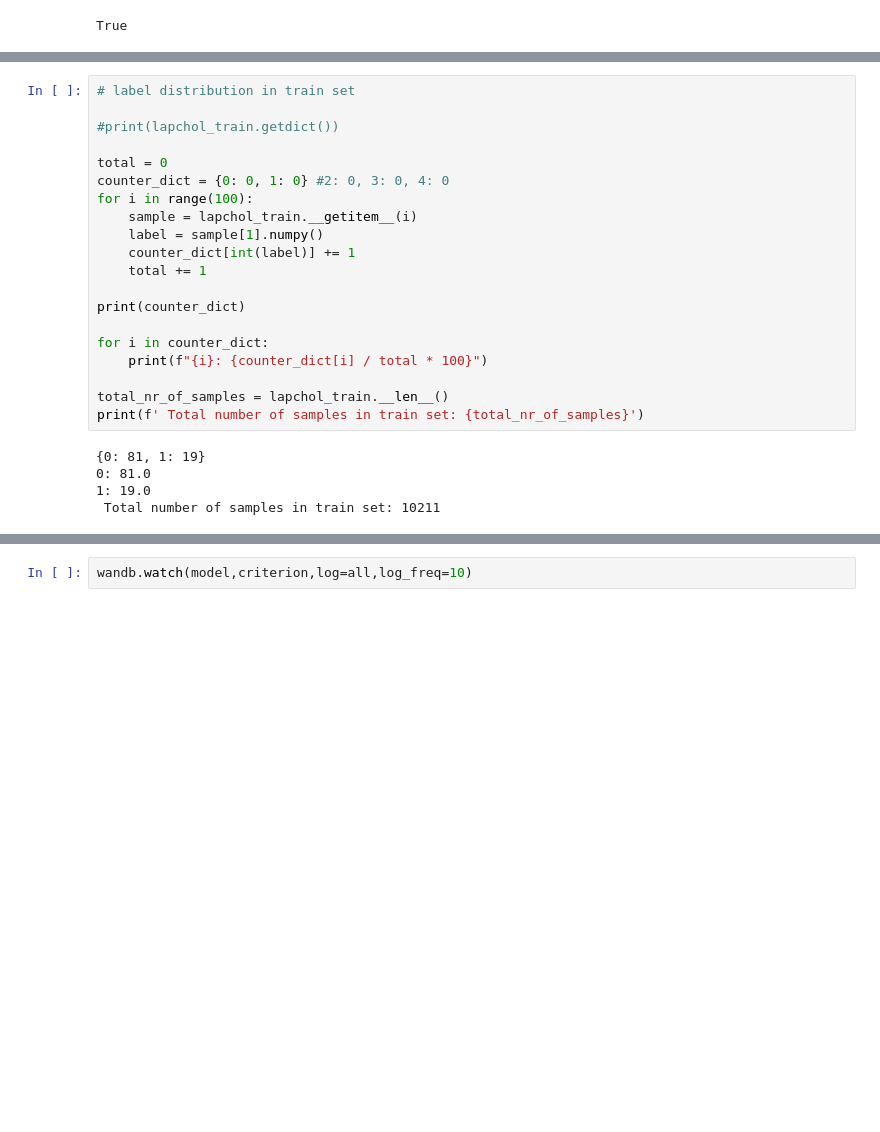
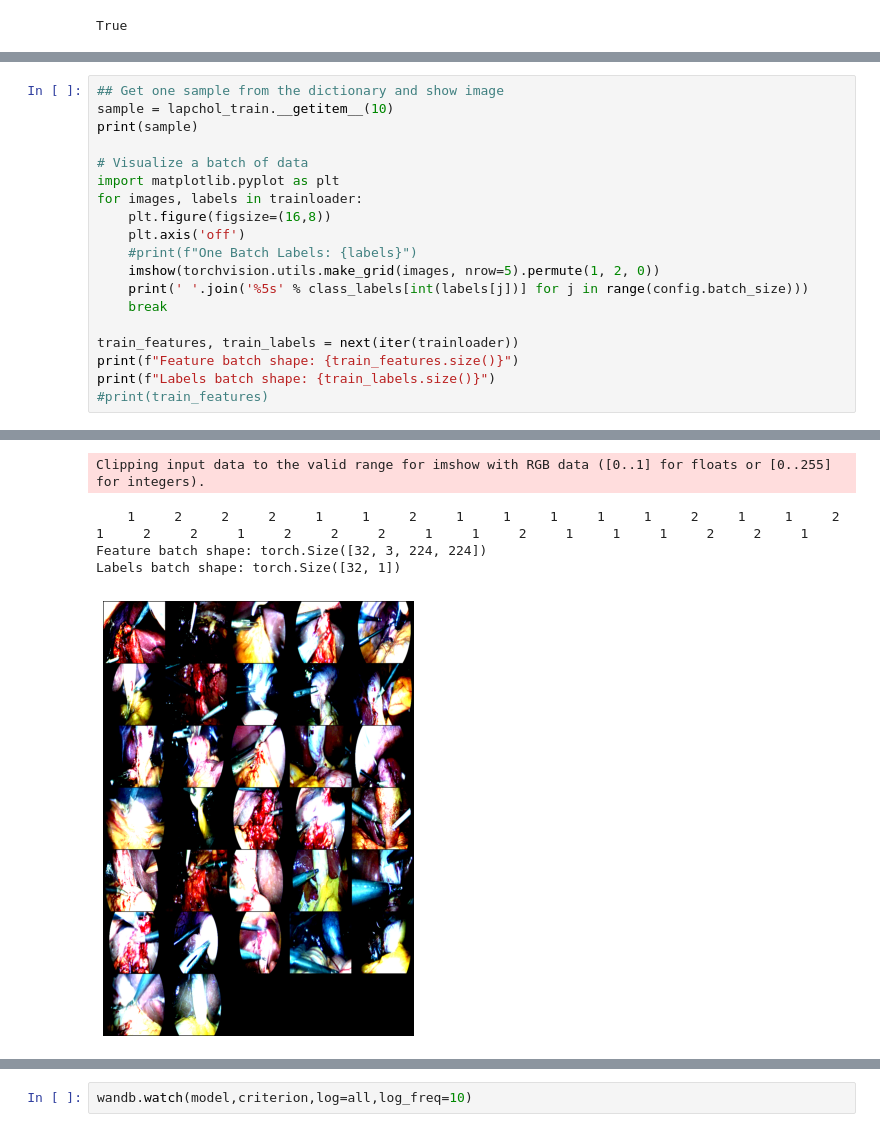
Before and after one commit to rubyegging/hello-world, a Jupyter notebook: classify_gallbladder.ipynb, the cells around one changed output, grey strips where cells are left out. Drawn from its saved outputs; the diff is of its cells as text; blank space fills up the shorter version.

```diff
--- a/classify_gallbladder.ipynb
+++ b/classify_gallbladder.ipynb
@@ -195,25 +142,20 @@ Clipping input data to the valid range for imshow with RGB data ([0..1] for floa
-# %%
-# label distribution in train set
-
-#print(lapchol_train.getdict())
-
-total = 0
-counter_dict = {0: 0, 1: 0} #2: 0, 3: 0, 4: 0
-for i in range(100):
-    sample = lapchol_train.__getitem__(i)
-    label = sample[1].numpy()
-    counter_dict[int(label)] += 1
-    total += 1
-
-print(counter_dict)
-
-for i in counter_dict:
-    print(f"{i}: {counter_dict[i] / total * 100}")
-
-total_nr_of_samples = lapchol_train.__len__()
-print(f' Total number of samples in train set: {total_nr_of_samples}')
-# %% [output]
-{0: 81, 1: 19}
-0: 81.0
-1: 19.0
- Total number of samples in train set: 10211
+# %%
+## Get one sample from the dictionary and show image
+sample = lapchol_train.__getitem__(10)
+print(sample)
+
+# Visualize a batch of data
+import matplotlib.pyplot as plt
+for images, labels in trainloader:
+    plt.figure(figsize=(16,8))
+    plt.axis('off')
+    #print(f"One Batch Labels: {labels}")
+    imshow(torchvision.utils.make_grid(images, nrow=5).permute(1, 2, 0))
+    print(' '.join('%5s' % class_labels[int(labels[j])] for j in range(config.batch_size)))
+    break
+
+train_features, train_labels = next(iter(trainloader))
+print(f"Feature batch shape: {train_features.size()}")
+print(f"Labels batch shape: {train_labels.size()}")
+#print(train_features)
+# %% [output]
@@ -219,0 +179,5 @@ print(f' Total number of samples in train set: {total_nr_of_samples}')
+Clipping input data to the valid range for imshow with RGB data ([0..1] for floats or [0..255] for integers).
+    1     2     2     2     1     1     2     1     1     1     1     1     2     1     1     2     1     2     2     1     2     2     2     1     1     2     1     1     1     2     2     1
+Feature batch shape: torch.Size([32, 3, 224, 224])
+Labels batch shape: torch.Size([32, 1])
+[figure, added]
```
Also changed, not shown: parts of 19 cells of this notebook.
